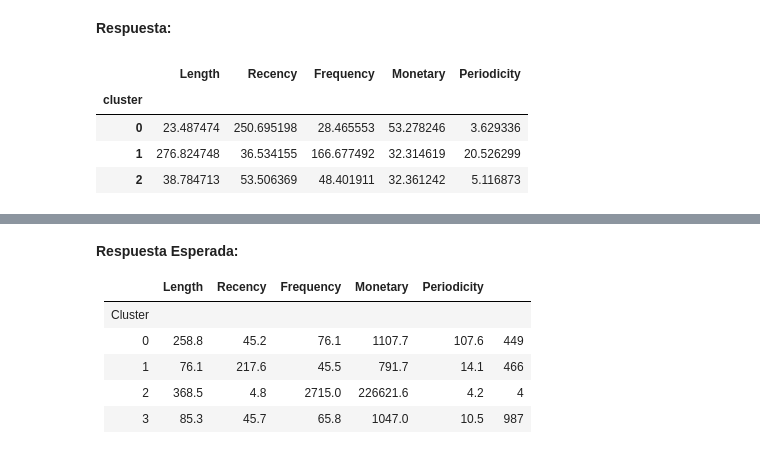
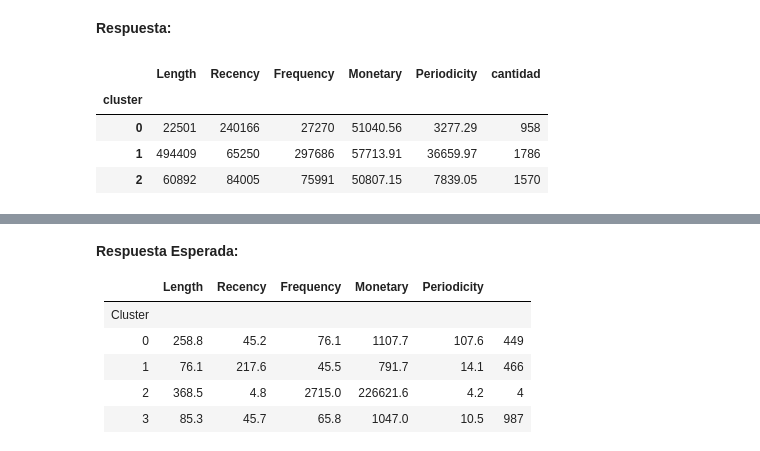
Before and after one commit to jcist/MDS7202, a Jupyter notebook: Lab7.ipynb, the cells around one changed output, grey strips where cells are left out. Saved outputs shown, nothing was run; the diff lists cells and outputs as text; code cells hidden in the pictures.

```diff
--- a/Lab7.ipynb
+++ b/Lab7.ipynb
@@ -306,19 +304,25 @@ Una vez ajustado los datos, genere una tabla con los promedios (o medianas) para
 # %%
 kmeans = KMeans(n_clusters=3, random_state=0, n_init='auto')
 kmeans.fit_transform(X_scaled)
 
 c_featured_data['cluster'] = kmeans.labels_
 
 # quitar la columna de costumer id
 
 c_featured_data_cluster = c_featured_data.drop(columns=['Customer ID', 'x_tsne', 'y_tsne'])
 
 # agrpar por cluster utilizando la media
 
 c_featured_data_cluster.groupby('cluster').mean()
+
+# agregar una columna con la cantidad de clientes por cluster
+
+c_featured_data_cluster['cantidad'] = 1
+
+c_featured_data_cluster.groupby('cluster').sum()
 # %% [output]
-|  | Length | Recency | Frequency | Monetary | Periodicity |
-| cluster |  |  |  |  |  |
-| 0 | 23.487474 | 250.695198 | 28.465553 | 53.278246 | 3.629336 |
-| 1 | 276.824748 | 36.534155 | 166.677492 | 32.314619 | 20.526299 |
-| 2 | 38.784713 | 53.506369 | 48.401911 | 32.361242 | 5.116873 |
+|  | Length | Recency | Frequency | Monetary | Periodicity | cantidad |
+| cluster |  |  |  |  |  |  |
+| 0 | 22501 | 240166 | 27270 | 51040.56 | 3277.29 | 958 |
+| 1 | 494409 | 65250 | 297686 | 57713.91 | 36659.97 | 1786 |
+| 2 | 60892 | 84005 | 75991 | 50807.15 | 7839.05 | 1570 |
```
Also changed, not shown: parts of 6 cells of this notebook.
